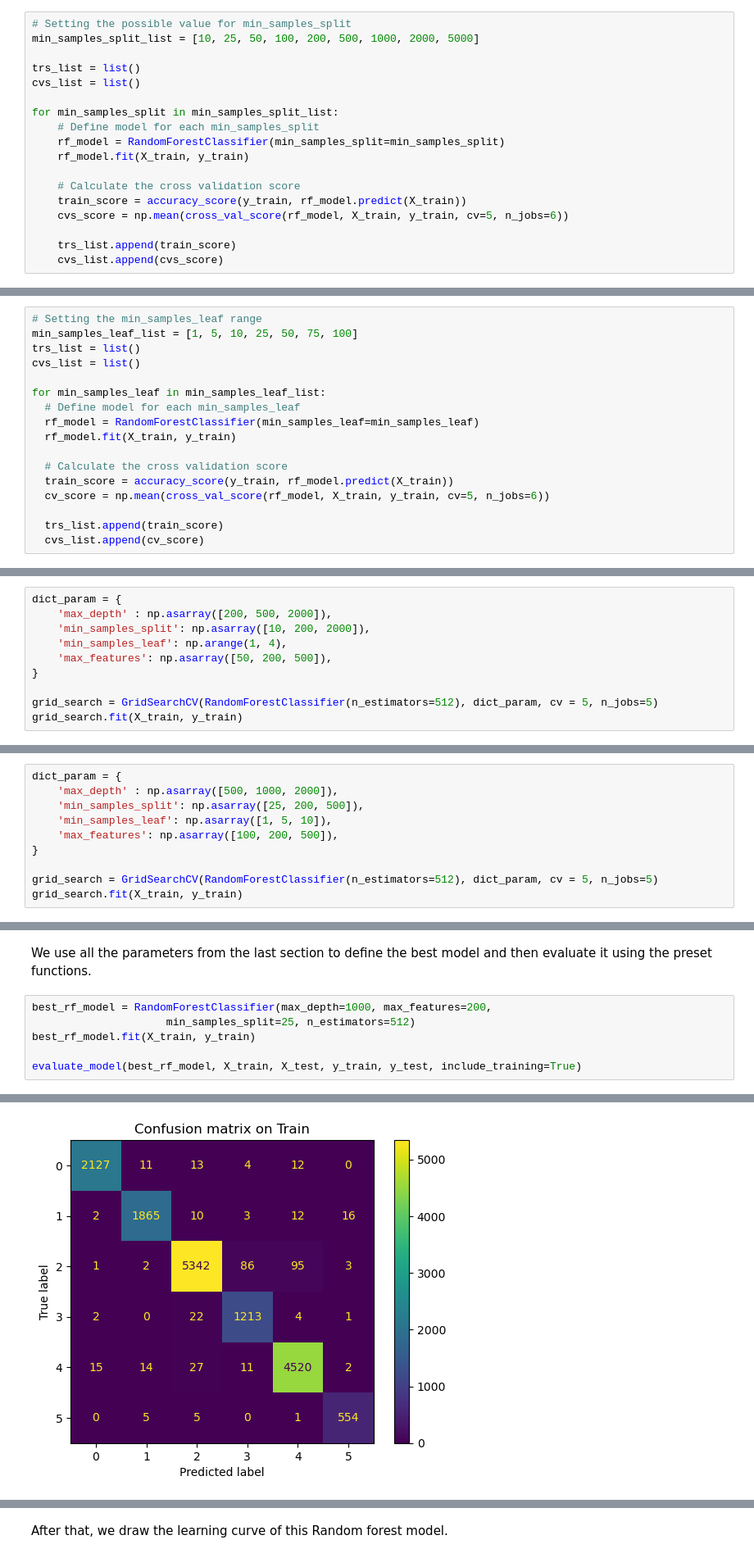
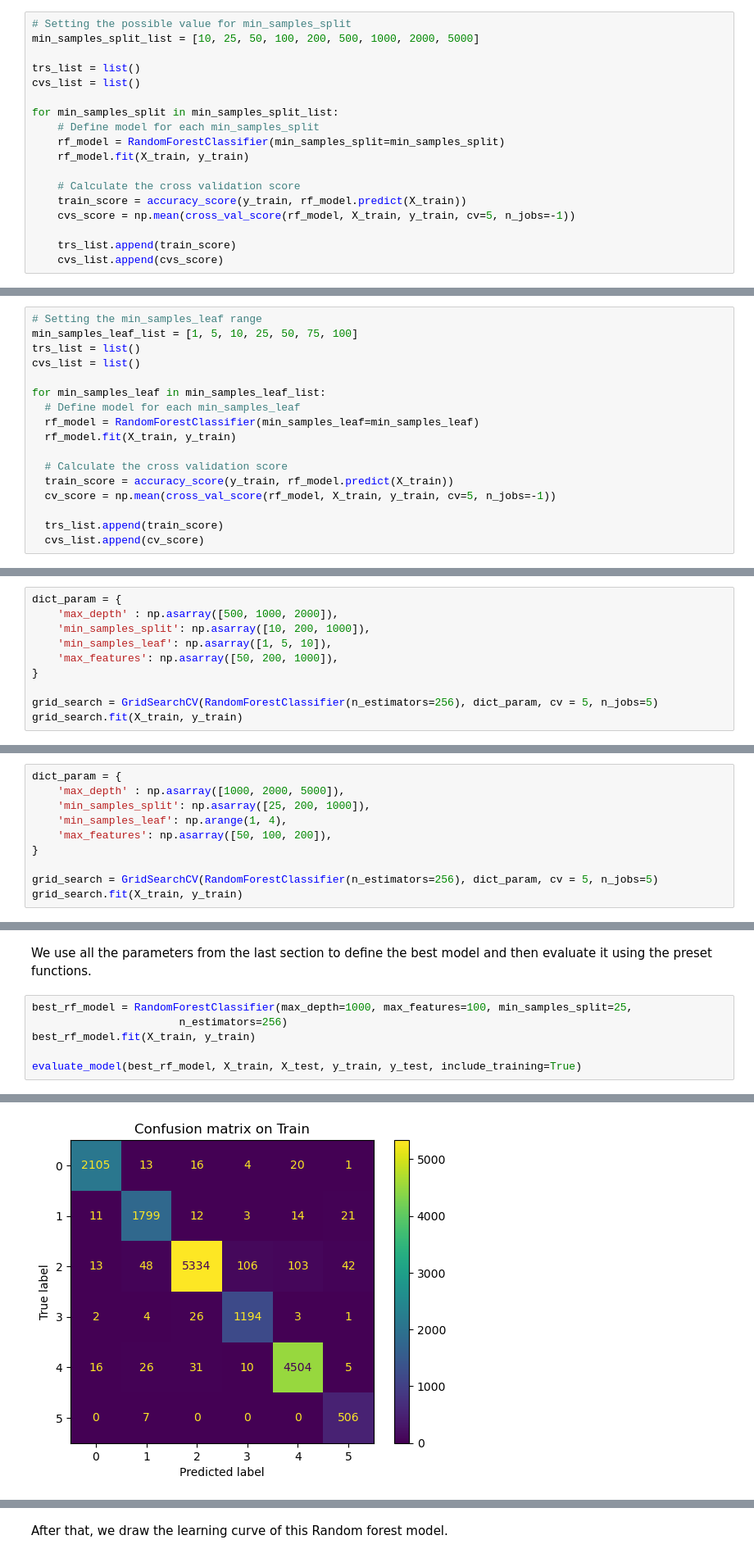
Before and after one commit to auphong2707/emotion-dectection-from-text, a Jupyter notebook: Random Forest.ipynb, the cells around one changed output, grey strips where cells are left out. Shown: that part at 82% size. Cells and saved outputs as stored; diff of their text form.

```diff
--- a/Random Forest.ipynb
+++ b/Random Forest.ipynb
@@ -202,7 +202,7 @@ for min_samples_split in min_samples_split_list:
 
     # Calculate the cross validation score
     train_score = accuracy_score(y_train, rf_model.predict(X_train))
-    cvs_score = np.mean(cross_val_score(rf_model, X_train, y_train, cv=5, n_jobs=6))
+    cvs_score = np.mean(cross_val_score(rf_model, X_train, y_train, cv=5, n_jobs=-1))
 
     trs_list.append(train_score)
     cvs_list.append(cvs_score)
@@ -240,7 +240,7 @@ for min_samples_leaf in min_samples_leaf_list:
 
   # Calculate the cross validation score
   train_score = accuracy_score(y_train, rf_model.predict(X_train))
-  cv_score = np.mean(cross_val_score(rf_model, X_train, y_train, cv=5, n_jobs=6))
+  cv_score = np.mean(cross_val_score(rf_model, X_train, y_train, cv=5, n_jobs=-1))
 
   trs_list.append(train_score)
   cvs_list.append(cv_score)
@@ -267,12 +265,12 @@ From the plot, we can see that the higher this parameter is, the lower the accur
 First, we use grid search to help tuning this model.
 # %%
 dict_param = {
-    'max_depth' : np.asarray([200, 500, 2000]),
-    'min_samples_split': np.asarray([10, 200, 2000]),
-    'min_samples_leaf': np.arange(1, 4),
-    'max_features': np.asarray([50, 200, 500]),
+    'max_depth' : np.asarray([500, 1000, 2000]),
+    'min_samples_split': np.asarray([10, 200, 1000]),
+    'min_samples_leaf': np.asarray([1, 5, 10]),
+    'max_features': np.asarray([50, 200, 1000]),
 }
 
-grid_search = GridSearchCV(RandomForestClassifier(n_estimators=512), dict_param, cv = 5, n_jobs=5)
+grid_search = GridSearchCV(RandomForestClassifier(n_estimators=256), dict_param, cv = 5, n_jobs=5)
 grid_search.fit(X_train, y_train)
 # %% [output]
@@ -323,12 +307,12 @@ min_samples_leaf 10
 We repeat this process again, this time with the domain narrowed down.
 # %%
 dict_param = {
-    'max_depth' : np.asarray([500, 1000, 2000]),
-    'min_samples_split': np.asarray([25, 200, 500]),
-    'min_samples_leaf': np.asarray([1, 5, 10]),
-    'max_features': np.asarray([100, 200, 500]),
+    'max_depth' : np.asarray([1000, 2000, 5000]),
+    'min_samples_split': np.asarray([25, 200, 1000]),
+    'min_samples_leaf': np.arange(1, 4),
+    'max_features': np.asarray([50, 100, 200]),
 }
 
-grid_search = GridSearchCV(RandomForestClassifier(n_estimators=512), dict_param, cv = 5, n_jobs=5)
+grid_search = GridSearchCV(RandomForestClassifier(n_estimators=256), dict_param, cv = 5, n_jobs=5)
 grid_search.fit(X_train, y_train)
 # %% [output]
@@ -369,8 +349,8 @@ RandomForestClassifier(max_depth=1000, max_features=200, min_samples_split=25,
 # %% [markdown]
 We use all the parameters from the last section to define the best model and then evaluate it using the preset functions.
 # %%
-best_rf_model = RandomForestClassifier(max_depth=1000, max_features=200,
-                     min_samples_split=25, n_estimators=512)
+best_rf_model = RandomForestClassifier(max_depth=1000, max_features=100, min_samples_split=25,
+                       n_estimators=256)
 best_rf_model.fit(X_train, y_train)
 
 evaluate_model(best_rf_model, X_train, X_test, y_train, y_test, include_training=True)
@@ -386 +366 @@ Score of on test are:
-[figure, old version]
+[figure, new version]
```
Also changed, not shown: parts of 19 cells of this notebook, 2 other files.
